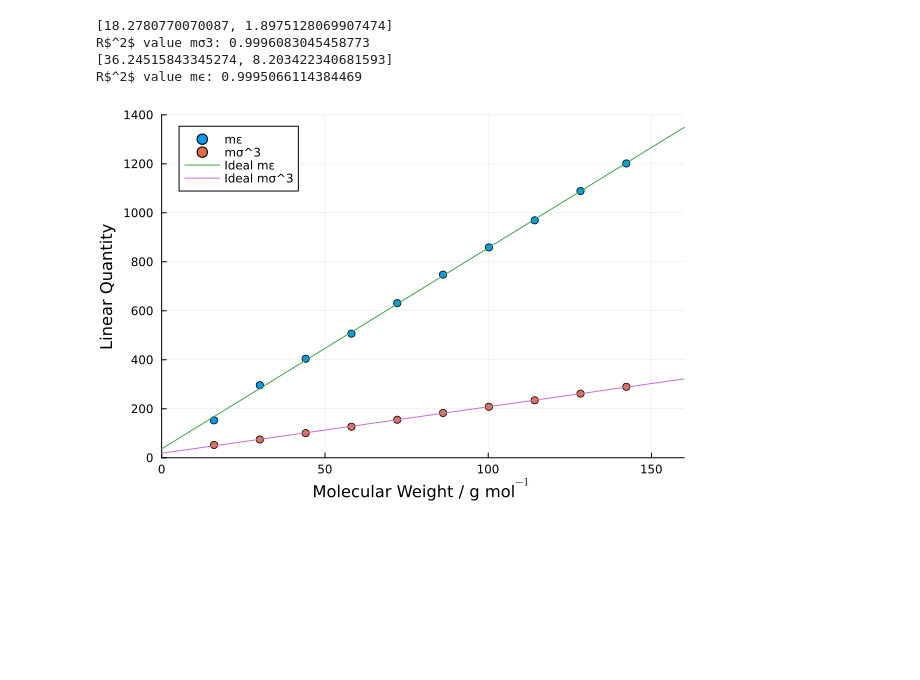
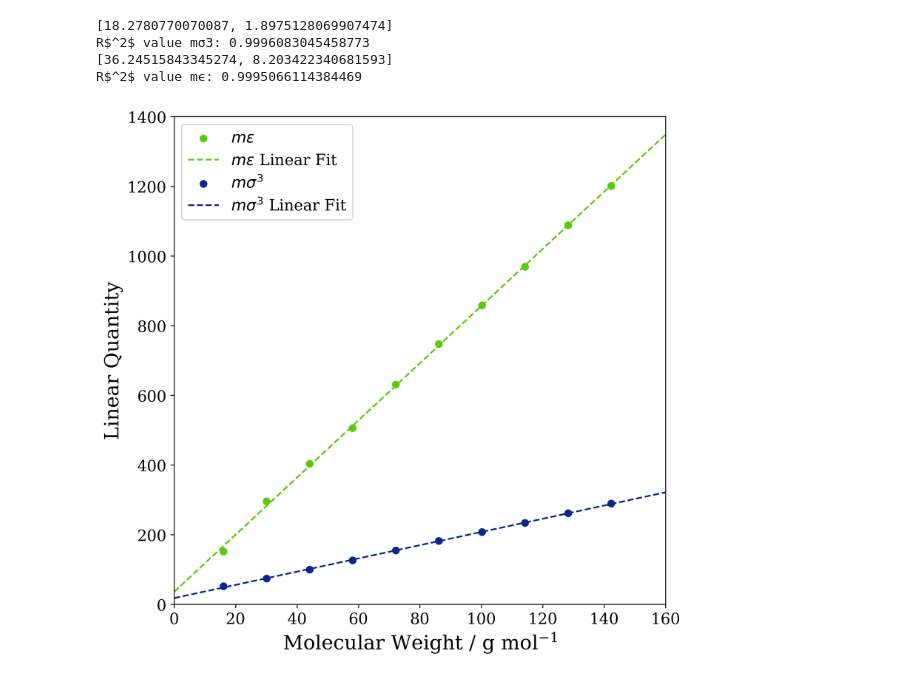
Before and after one commit to lucpaoli/SAFT_ML, a Jupyter notebook: saftvrmie_params/validation_data_open_and_analysis.ipynb, the cells around one changed output. Drawn from its saved outputs; the diff is of its cells as text; code cells hidden in the pictures; blank space fills up the shorter version.

```diff
--- a/saftvrmie_params/validation_data_open_and_analysis.ipynb
+++ b/saftvrmie_params/validation_data_open_and_analysis.ipynb
@@ -102,25 +104,29 @@ R$^2$ value mσ3: 0.9996083045458773
 [36.24515843345274, 8.203422340681593]
 R$^2$ value mϵ: 0.9995066114384469
 # %%
-using Plots
+using PyPlot
 
-# Set the backend (choose the appropriate backend for your needs)
-# gr(size=(800, 800), dpi=400)
+matplotlib.font_manager[:findfont]("DejaVu Serif") !== nothing || PyCall.pyimport_conda("matplotlib", "matplotlib", "conda-forge")
+rc("font", family="DejaVu Serif",size=14)
 
-scatter(linear_alkanes_Mw, m_epsilon, label="mε")
-scatter!(linear_alkanes_Mw, m_sigmacubed, label="mσ^3")
-plot!(ideal_Mw, ideal_mϵ, label="Ideal mε")
-plot!(ideal_Mw, ideal_mσ3, label="Ideal mσ^3")
+plt.figure(figsize=(8, 8), dpi=400)
 
-xlabel!("Molecular Weight / g mol\$^{-1}\$", fontsize=18, font="serif")
-ylabel!("Linear Quantity", fontsize=18, font="serif")
-# legend(loc="upper left", fontsize=14)
-# xticks!(fontsize=14, font="serif")
-# yticks!(fontsize=14, font="serif")
+plt.scatter(linear_alkanes_Mw, m_epsilon, label="mε",color="#5dc90a")
+plt.plot(ideal_Mw, ideal_mϵ,"--",color="#5dc90a")
+plt.scatter(linear_alkanes_Mw, m_sigmacubed, label="mσ^3",color="#08298a")
+plt.plot(ideal_Mw, ideal_mσ3,"--",color="#08298a")
 
-# title!("Linear Alkane SAFT-VR Mie Parameter Combinations", fontsize=14)
-xlims!(0, 160)
-ylims!(0, 1400)
+plt.xlabel(L"Molecular Weight / g mol$\mathregular{^{-1}}$", fontsize=18, fontfamily="serif")
+plt.ylabel("Linear Quantity",fontsize = 18,font="serif")
+plt.legend(["\$mε\$","\$mε\$ Linear Fit","\$mσ^3\$","\$mσ^3\$ Linear Fit"],loc="upper left")
+plt.xticks(fontsize=14, fontname="serif")
+plt.yticks(fontsize=14, fontname="serif")
+
+# plt.title("Linear Alkane SAFT-VR Mie Parameter Combinations",fontsize=14)
+plt.xlim(0,160)
+plt.ylim(0,1400);
+
+# plt.savefig("Linear_Quantities_SAFT_VR_Mie.svg")
 # %% [output]
-[figure, old version]
+[figure, new version]
 # %%
```
Also changed, not shown: parts of 4 cells of this notebook, 3 other files.
